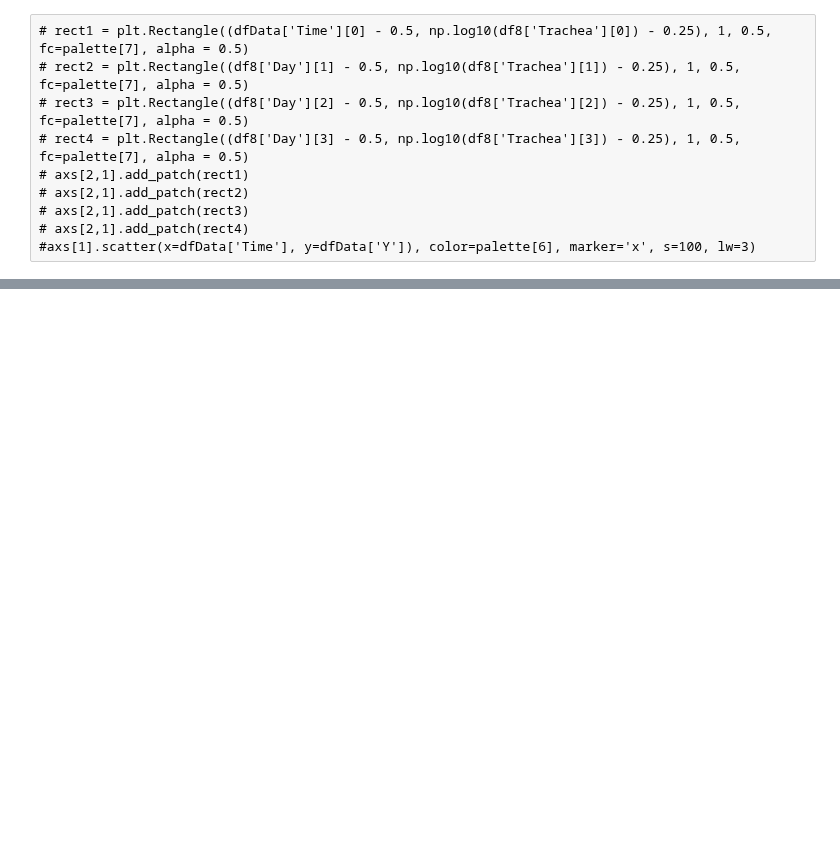
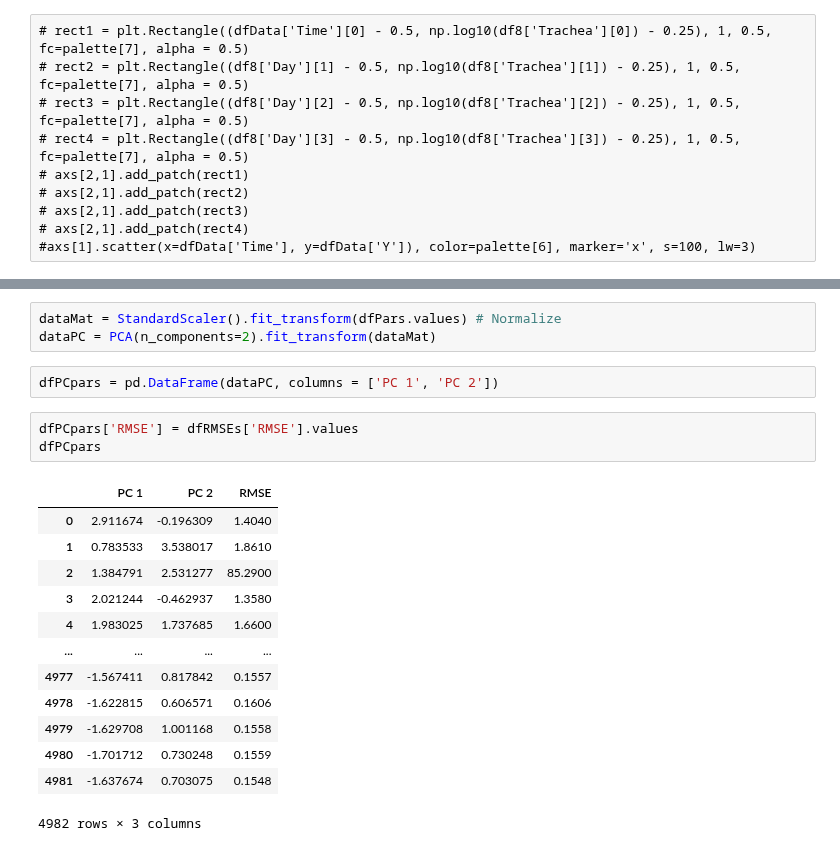
Before and after one commit to systemsmedicine/CrossLabFit, a Jupyter notebook: pyNotebooks/LotkVolterra.ipynb, the cells around one changed output, grey strips where cells are left out. Cells and saved outputs as stored; diff of their text form; blank space fills up the shorter version.

```diff
--- a/pyNotebooks/LotkVolterra.ipynb
+++ b/pyNotebooks/LotkVolterra.ipynb
@@ -145,0 +173,22 @@ plt.show()
+# %%
+dataMat = StandardScaler().fit_transform(dfPars.values) # Normalize
+dataPC = PCA(n_components=2).fit_transform(dataMat)
+# %%
+dfPCpars = pd.DataFrame(dataPC, columns = ['PC 1', 'PC 2'])
+# %%
+dfPCpars['RMSE'] = dfRMSEs['RMSE'].values
+dfPCpars
+# %% [output]
+|  | PC 1 | PC 2 | RMSE |
+| 0 | 2.911674 | -0.196309 | 1.4040 |
+| 1 | 0.783533 | 3.538017 | 1.8610 |
+| 2 | 1.384791 | 2.531277 | 85.2900 |
+| 3 | 2.021244 | -0.462937 | 1.3580 |
+| 4 | 1.983025 | 1.737685 | 1.6600 |
+| ... | ... | ... | ... |
+| 4977 | -1.567411 | 0.817842 | 0.1557 |
+| 4978 | -1.622815 | 0.606571 | 0.1606 |
+| 4979 | -1.629708 | 1.001168 | 0.1558 |
+| 4980 | -1.701712 | 0.730248 | 0.1559 |
+| 4981 | -1.637674 | 0.703075 | 0.1548 |
+4982 rows × 3 columns
```
Also changed, not shown: parts of 7 cells of this notebook, 3 other files.
